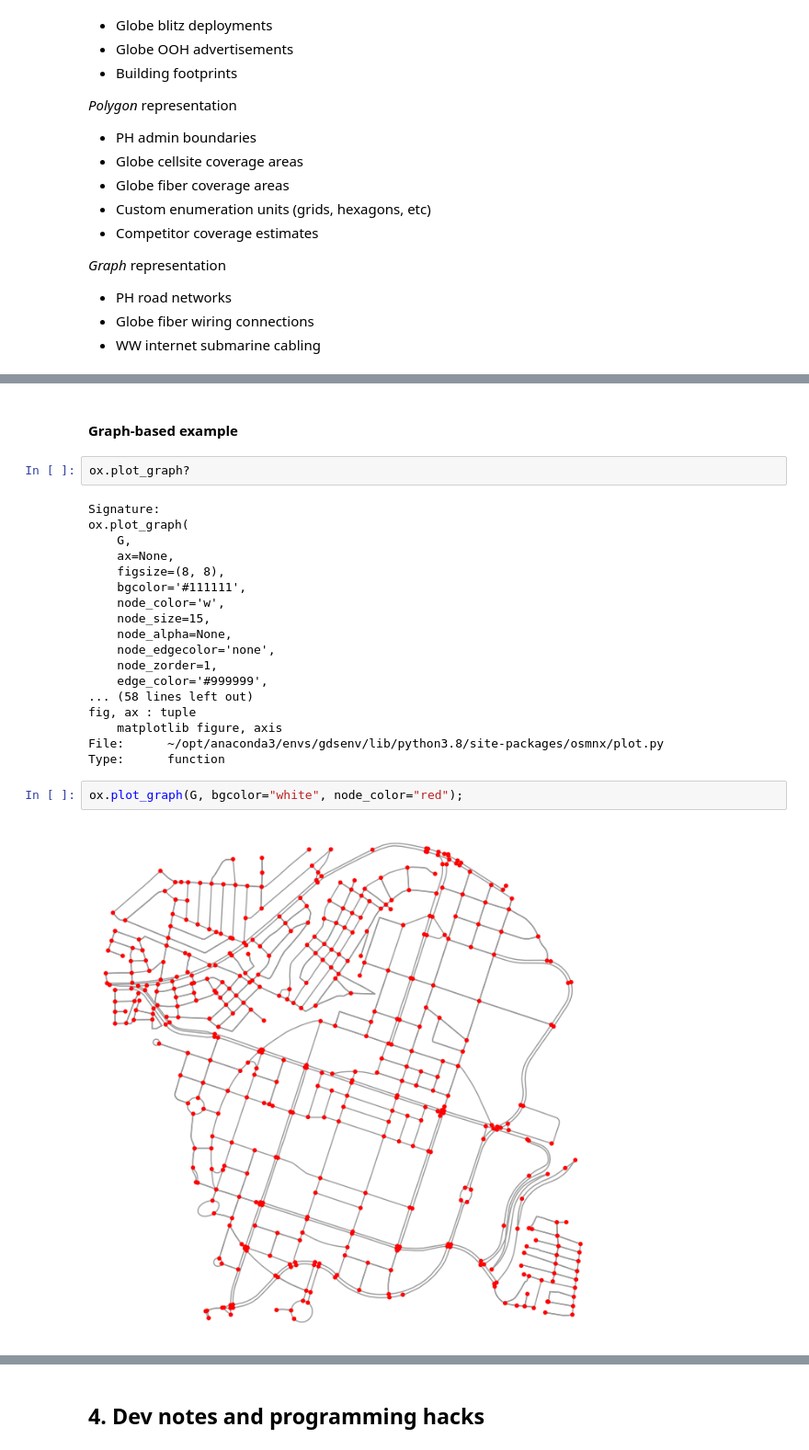
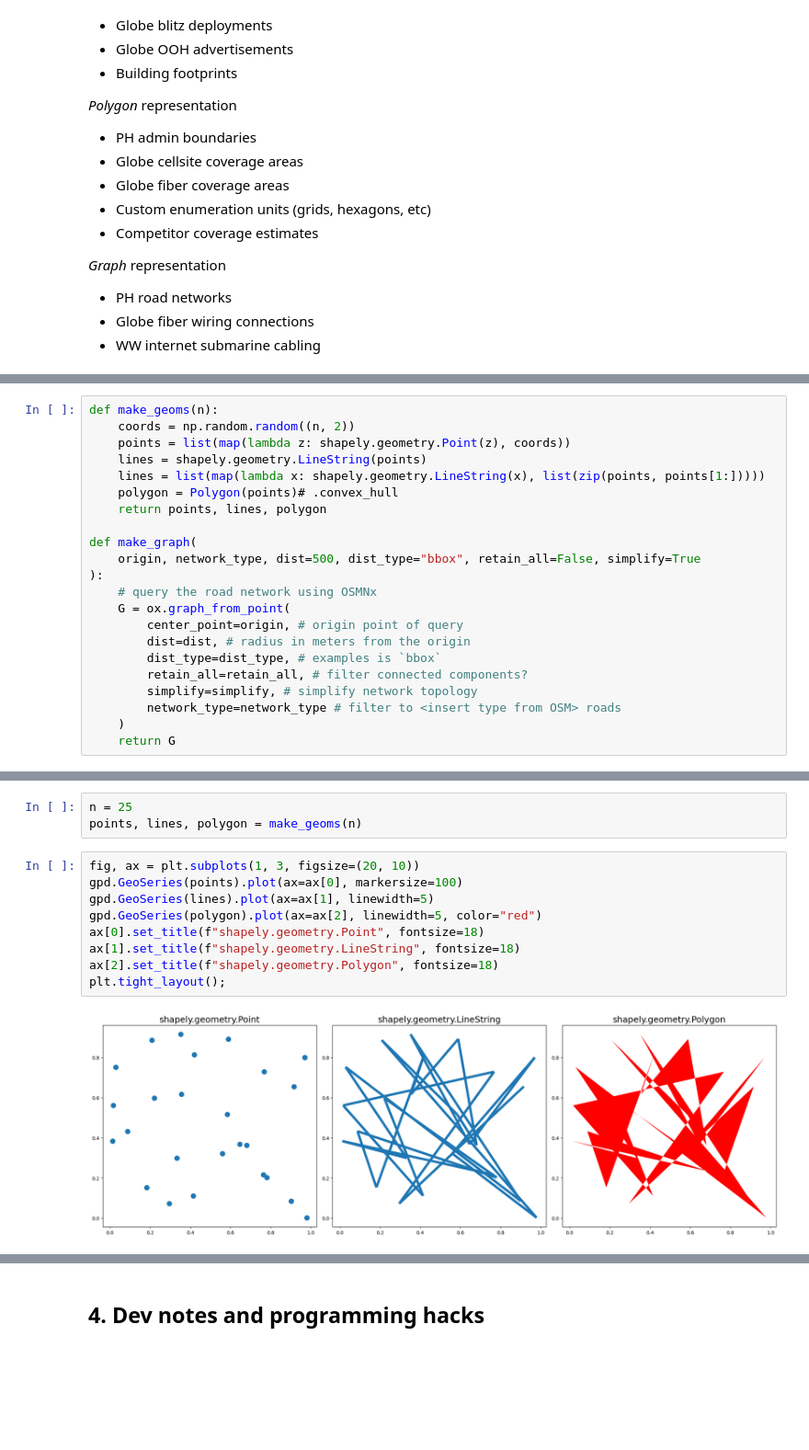
Before and after one commit to jpacil0/sds4gdsp, a Jupyter notebook: notebooks/lecture.ipynb, the cells around one changed output, grey strips where cells are left out. Shown at 92% size. Drawn from its saved outputs; the diff is of its cells as text; blank space fills up the shorter version.

Commit message:
add sds diff data types

```diff
--- a/notebooks/lecture.ipynb
+++ b/notebooks/lecture.ipynb
@@ -293,28 +110,38 @@ dir(M)
+# %%
+def make_geoms(n):
+    coords = np.random.random((n, 2))
+    points = list(map(lambda z: shapely.geometry.Point(z), coords))
+    lines = shapely.geometry.LineString(points)
+    lines = list(map(lambda x: shapely.geometry.LineString(x), list(zip(points, points[1:]))))
+    polygon = Polygon(points)# .convex_hull
+    return points, lines, polygon
+
+def make_graph(
+    origin, network_type, dist=500, dist_type="bbox", retain_all=False, simplify=True
+):
+    # query the road network using OSMNx
+    G = ox.graph_from_point(
+        center_point=origin, # origin point of query
+        dist=dist, # radius in meters from the origin
+        dist_type=dist_type, # examples is `bbox`
+        retain_all=retain_all, # filter connected components?
+        simplify=simplify, # simplify network topology
+        network_type=network_type # filter to <insert type from OSM> roads
+    )
+    return G
 # %% [markdown]
 <img src="../docs/imgs/cellsite.jpeg" alt="Drawing" style="width: 400px;"/>
-# %% [markdown]
-#### Graph-based example
-# %%
-ox.plot_graph?
-# %% [output]
-Signature:
-ox.plot_graph(
-    G,
-    ax=None,
-    figsize=(8, 8),
-    bgcolor='#111111',
-    node_color='w',
-    node_size=15,
-    node_alpha=None,
-    node_edgecolor='none',
-    node_zorder=1,
-    edge_color='#999999',
-... (58 lines left out)
-fig, ax : tuple
-    matplotlib figure, axis
-File:      ~/opt/anaconda3/envs/gdsenv/lib/python3.8/site-packages/osmnx/plot.py
-Type:      function
-# %%
-ox.plot_graph(G, bgcolor="white", node_color="red");
-# %% [output]
-[figure, removed]
+# %%
+n = 25
+points, lines, polygon = make_geoms(n)
+# %%
+fig, ax = plt.subplots(1, 3, figsize=(20, 10))
+gpd.GeoSeries(points).plot(ax=ax[0], markersize=100)
+gpd.GeoSeries(lines).plot(ax=ax[1], linewidth=5)
+gpd.GeoSeries(polygon).plot(ax=ax[2], linewidth=5, color="red")
+ax[0].set_title(f"shapely.geometry.Point", fontsize=18)
+ax[1].set_title(f"shapely.geometry.LineString", fontsize=18)
+ax[2].set_title(f"shapely.geometry.Polygon", fontsize=18)
+plt.tight_layout();
+# %% [output]
+[figure, added]
```
Also changed, not shown: parts of 15 cells of this notebook.
